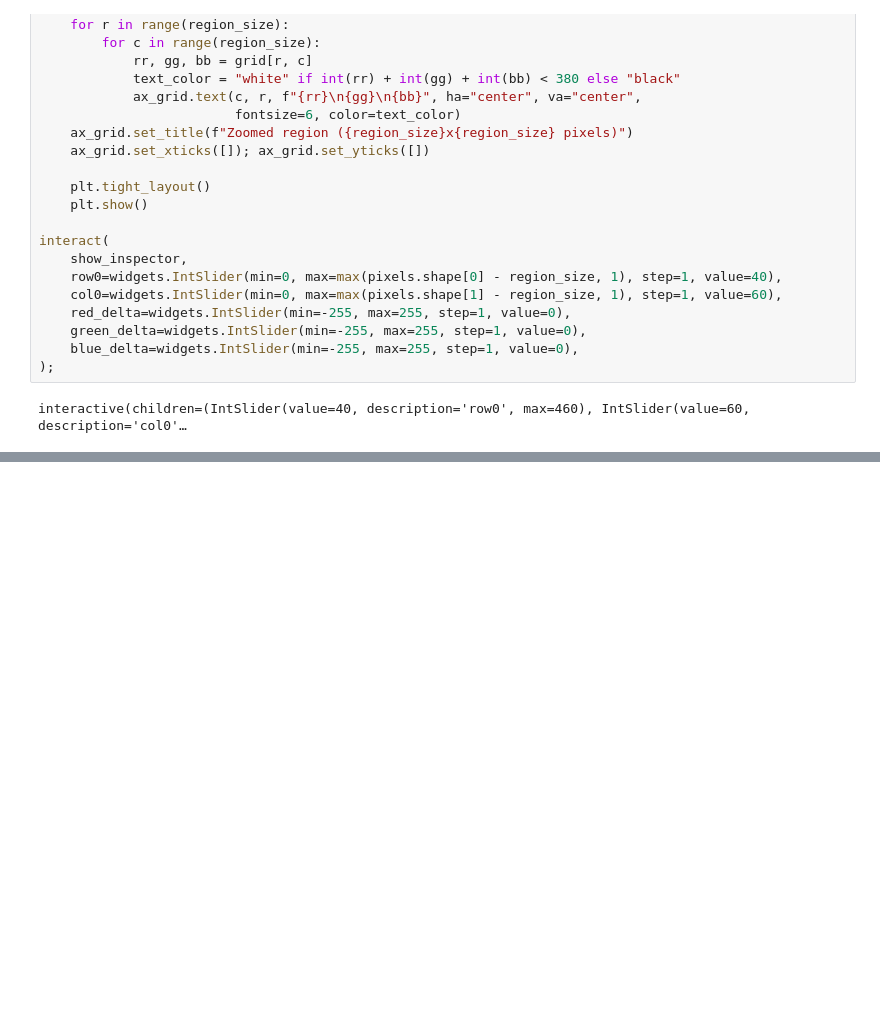
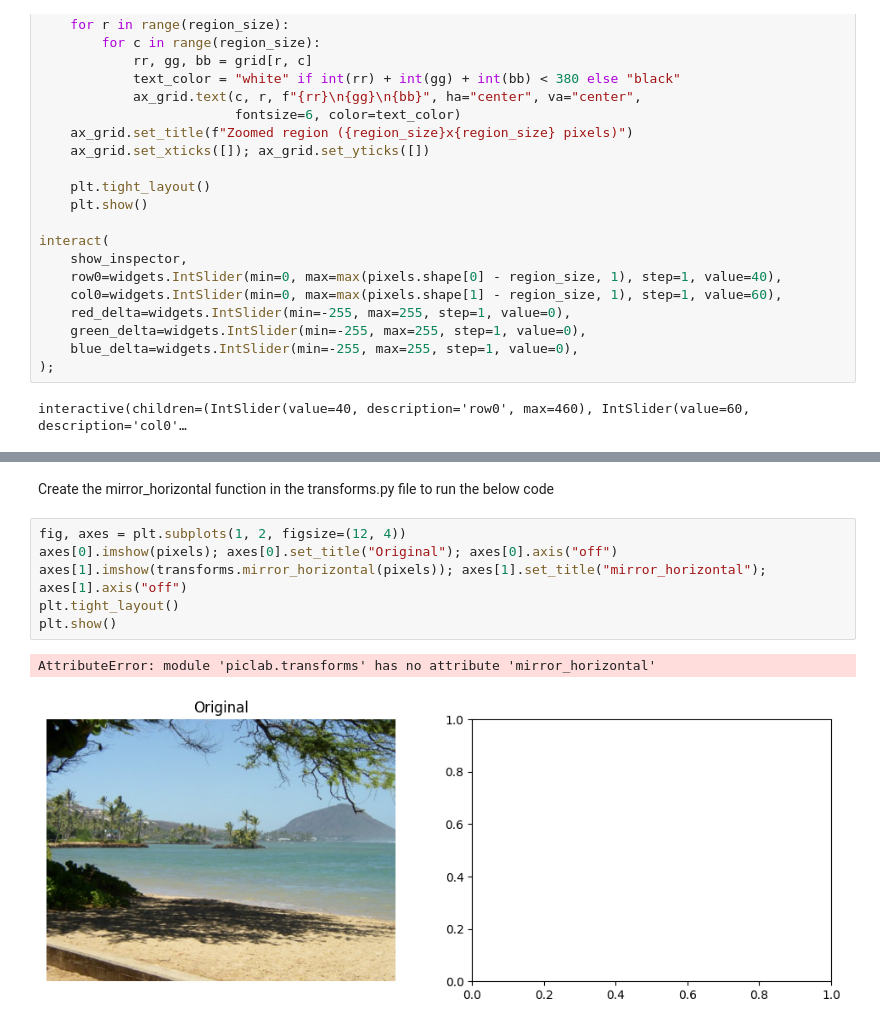
Before and after one commit to Abi-Lavu/Python_Picture_Lab, a Jupyter notebook: notebooks/01_pixel_inspector.ipynb, the cells around one changed output, grey strips where cells are left out. Saved outputs shown, nothing was run; the diff lists cells and outputs as text; blank space fills up the shorter version.

```diff
--- a/notebooks/01_pixel_inspector.ipynb
+++ b/notebooks/01_pixel_inspector.ipynb
@@ -132,0 +156,11 @@ plt.show()
+# %% [markdown]
+Create the mirror_horizontal function in the transforms.py file to run the below code
+# %%
+fig, axes = plt.subplots(1, 2, figsize=(12, 4))
+axes[0].imshow(pixels); axes[0].set_title("Original"); axes[0].axis("off")
+axes[1].imshow(transforms.mirror_horizontal(pixels)); axes[1].set_title("mirror_horizontal"); axes[1].axis("off")
+plt.tight_layout()
+plt.show()
+# %% [output]
+AttributeError: module 'piclab.transforms' has no attribute 'mirror_horizontal'
+[figure, added]
```
Also changed, not shown: parts of 17 cells of this notebook, 1 other file.
